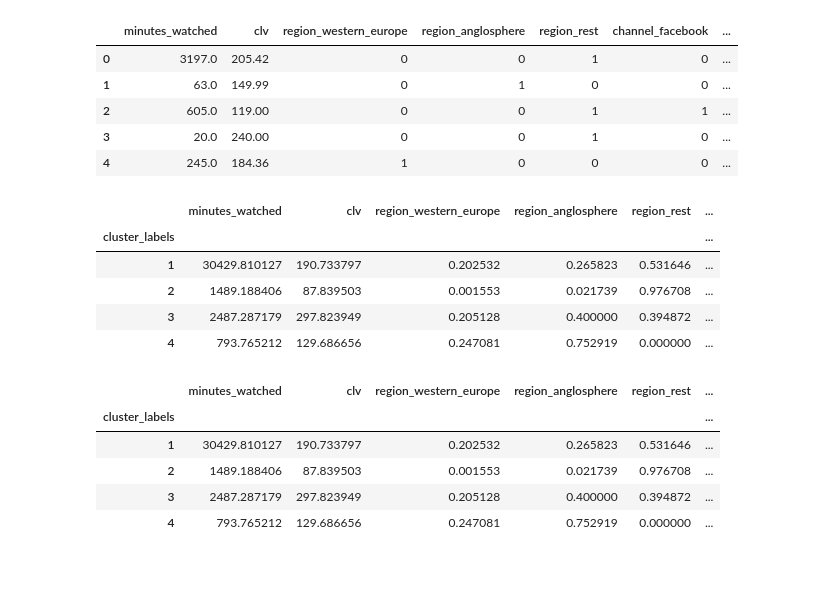
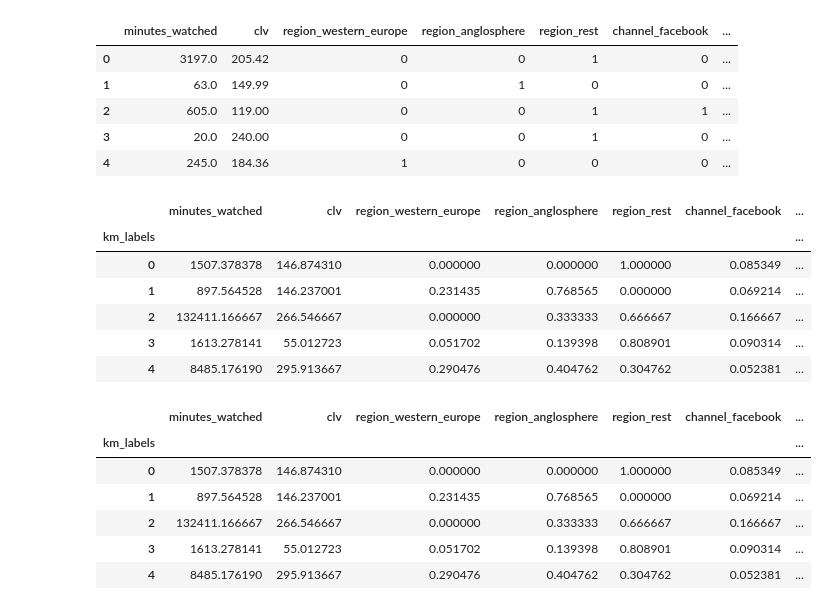
Before and after one commit to dato6091/Marketing_customer_segmentation_analysis, a Jupyter notebook: 2_Model_Implementation_and_Interpretation.ipynb, the cells around one changed output. Cells and saved outputs as stored; diff of their text form; code cells hidden in the pictures; blank space fills up the shorter version.

```diff
--- a/2_Model_Implementation_and_Interpretation.ipynb
+++ b/2_Model_Implementation_and_Interpretation.ipynb
@@ -25,17 +27,20 @@ Prior the hierarchical clustering and k-means, we need to standardize the data.
 # %%
 cols_to_std = ["minutes_watched", "clv"]
 
+num_pipe = Pipeline([
+    #("log1p", FunctionTransformer(np.log1p, validate=False)),
+    ("scaler", StandardScaler())
+])
+
 preprocessor = ColumnTransformer(
     transformers=[
-        #('scaler', StandardScaler(), cols_to_std),
-        ('scaler', RobustScaler(), cols_to_std),
+        ("num", num_pipe, cols_to_std),
+        #('scaler', RobustScaler(), cols_to_std),
         ("passthrough", "passthrough", [col for col in df if col not in cols_to_std])
-    ]
+    ],verbose_feature_names_out=False,
 )
+preprocessor.set_output(transform="pandas")
 df_scaled = preprocessor.fit_transform(df)
-feature_names = preprocessor.get_feature_names_out()
-feature_names = [f.split("__")[1] for f in feature_names]
-df_scaled = pd.DataFrame(df_scaled, columns=feature_names)
 # %%
 df_scaled.head()
 # %% [output]
@@ -93,0 +188,4 @@ Since both methods lead to around 4 clusters, this is the number we will use loo
+# %%
+
+kmeans = KMeans(n_clusters = 5, init = 'k-means++', random_state = 42)
+kmeans.fit(df_scaled)
@@ -98,7 +198,8 @@ Since both methods lead to around 4 clusters, this is the number we will use loo
 df_segmented = df.copy()
 
 # Assigning the cluster labels generated by k-means to a new column named 'Segment' in the copied dataframe.
-df_segmented['cluster_labels'] = fcluster(Z=hier_clust, t=4, criterion="maxclust")
+#df_segmented['hc_labels'] = fcluster(Z=hier_clust, t=4, criterion="maxclust")
+df_segmented['km_labels'] = kmeans.labels_
 df_segmented.head()
 # %% [output]
 |  | minutes_watched | clv | region_western_europe | region_anglosphere | region_rest | channel_facebook | ... |
@@ -110,29 +211,31 @@ df_segmented.head()
 # %%
 # Grouping the dataframe by the 'cluster_labels' column and calculating the mean for each segment.
 # This provides a profile for each cluster based on the mean values of the original features.
-df_segm_analysis = df_segmented.groupby(['cluster_labels']).mean()
+df_segm_analysis = df_segmented.groupby(['km_labels']).mean()
 df_segm_analysis
 # %% [output]
-|  | minutes_watched | clv | region_western_europe | region_anglosphere | region_rest | ... |
-| cluster_labels |  |  |  |  |  | ... |
-| 1 | 30429.810127 | 190.733797 | 0.202532 | 0.265823 | 0.531646 | ... |
-| 2 | 1489.188406 | 87.839503 | 0.001553 | 0.021739 | 0.976708 | ... |
-| 3 | 2487.287179 | 297.823949 | 0.205128 | 0.400000 | 0.394872 | ... |
-| 4 | 793.765212 | 129.686656 | 0.247081 | 0.752919 | 0.000000 | ... |
+|  | minutes_watched | clv | region_western_europe | region_anglosphere | region_rest | channel_facebook | ... |
+| km_labels |  |  |  |  |  |  | ... |
+| 0 | 1507.378378 | 146.874310 | 0.000000 | 0.000000 | 1.000000 | 0.085349 | ... |
+| 1 | 897.564528 | 146.237001 | 0.231435 | 0.768565 | 0.000000 | 0.069214 | ... |
+| 2 | 132411.166667 | 266.546667 | 0.000000 | 0.333333 | 0.666667 | 0.166667 | ... |
+| 3 | 1613.278141 | 55.012723 | 0.051702 | 0.139398 | 0.808901 | 0.090314 | ... |
+| 4 | 8485.176190 | 295.913667 | 0.290476 | 0.404762 | 0.304762 | 0.052381 | ... |
 # %%
 # Counting the number of observations in each segment.
 # This is done by grouping by 'Segment' and counting the occurrences.
 # 'region_rest' is used arbitrarily to count, as it exists in each segment.
-df_segm_analysis['n'] = df_segmented[['cluster_labels','region_rest']].groupby(['cluster_labels']).count()
+df_segm_analysis['n'] = df_segmented[['km_labels','region_rest']].groupby(['km_labels']).count()
 
 # Calculating the proportion of observations in each segment.
 # This is done by dividing the number of observations in a segment by the total number of observations.
 df_segm_analysis['proportion'] = df_segm_analysis['n'] / df_segm_analysis['n'].sum()
 df_segm_analysis
 # %% [output]
-|  | minutes_watched | clv | region_western_europe | region_anglosphere | region_rest | ... |
-| cluster_labels |  |  |  |  |  | ... |
-| 1 | 30429.810127 | 190.733797 | 0.202532 | 0.265823 | 0.531646 | ... |
-| 2 | 1489.188406 | 87.839503 | 0.001553 | 0.021739 | 0.976708 | ... |
-| 3 | 2487.287179 | 297.823949 | 0.205128 | 0.400000 | 0.394872 | ... |
-| 4 | 793.765212 | 129.686656 | 0.247081 | 0.752919 | 0.000000 | ... |
+|  | minutes_watched | clv | region_western_europe | region_anglosphere | region_rest | channel_facebook | ... |
+| km_labels |  |  |  |  |  |  | ... |
+| 0 | 1507.378378 | 146.874310 | 0.000000 | 0.000000 | 1.000000 | 0.085349 | ... |
+| 1 | 897.564528 | 146.237001 | 0.231435 | 0.768565 | 0.000000 | 0.069214 | ... |
+| 2 | 132411.166667 | 266.546667 | 0.000000 | 0.333333 | 0.666667 | 0.166667 | ... |
+| 3 | 1613.278141 | 55.012723 | 0.051702 | 0.139398 | 0.808901 | 0.090314 | ... |
+| 4 | 8485.176190 | 295.913667 | 0.290476 | 0.404762 | 0.304762 | 0.052381 | ... |
```
Also changed, not shown: parts of 11 cells of this notebook.
